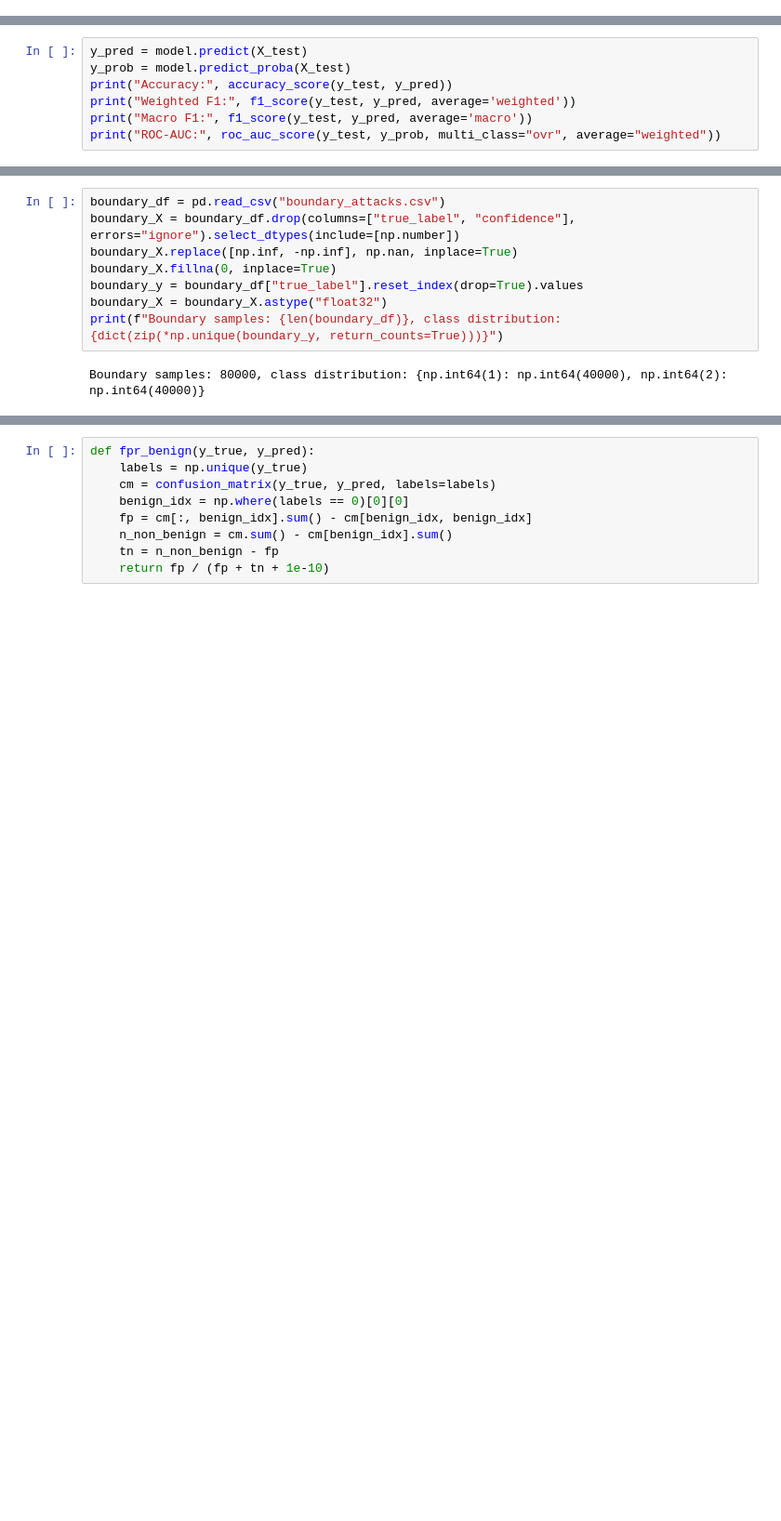
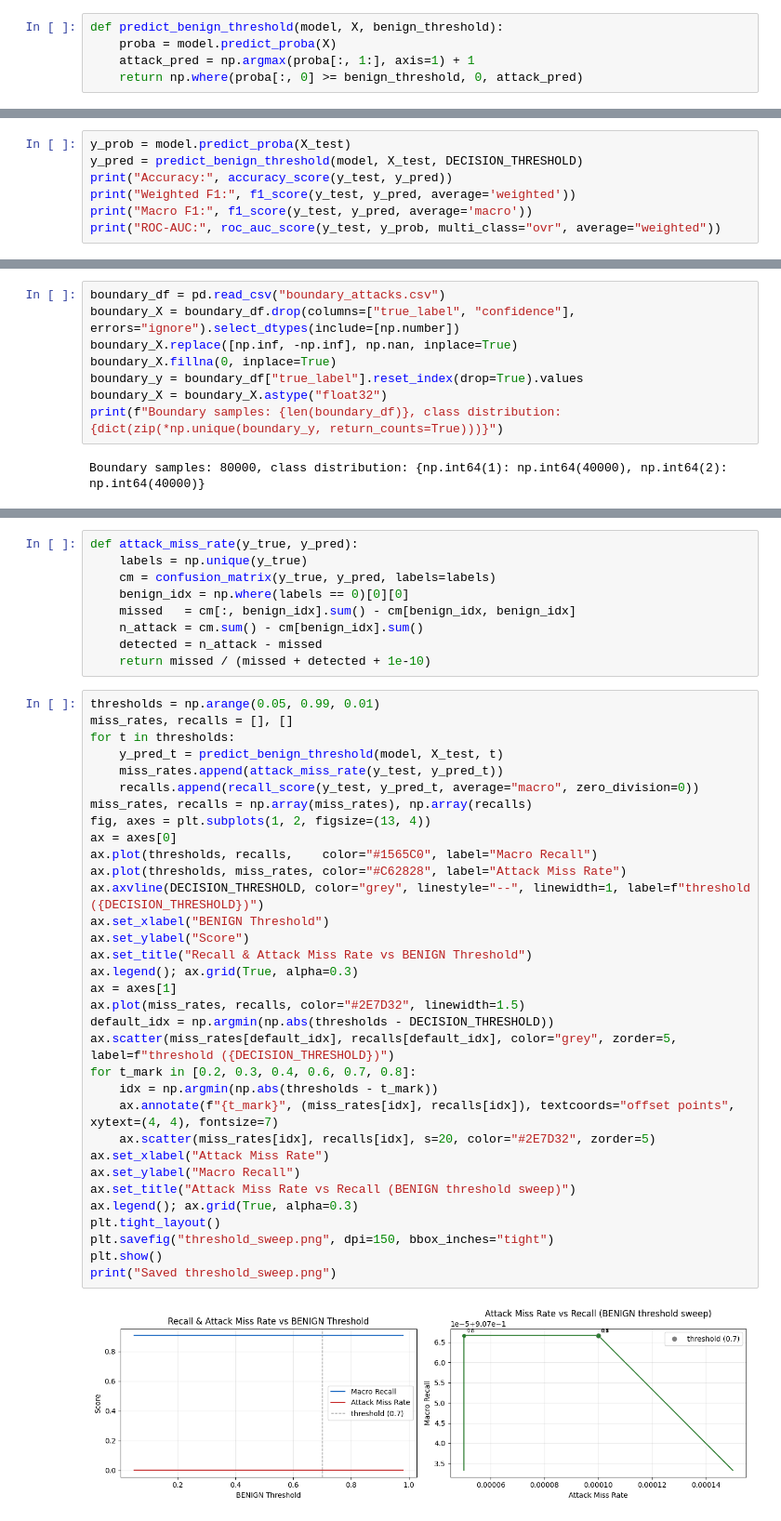
Before and after one commit to NU-Academics/DIS_Hughen, a Jupyter notebook: RQ1.ipynb, the cells around one changed output, grey strips where cells are left out. Shown at 93% size. Cells and saved outputs as stored; diff of their text form; blank space fills up the shorter version.

```diff
--- a/RQ1.ipynb
+++ b/RQ1.ipynb
@@ -45,3 +50,8 @@ XGBClassifier(base_score=None, booster=None, callbacks=None,
               min_child_weight=None, missing=nan, monotone_constraints=None,
               multi_strategy=None, n_estimators=300, n_jobs=None,
               num_parallel_tree=None, ...)
+# %%
+def predict_benign_threshold(model, X, benign_threshold):
+    proba = model.predict_proba(X)
+    attack_pred = np.argmax(proba[:, 1:], axis=1) + 1
+    return np.where(proba[:, 0] >= benign_threshold, 0, attack_pred)
@@ -72,6 +121,6 @@ Bottom 10% confidence threshold: 0.4304
 # %%
-y_pred = model.predict(X_test)
 y_prob = model.predict_proba(X_test)
+y_pred = predict_benign_threshold(model, X_test, DECISION_THRESHOLD)
 print("Accuracy:", accuracy_score(y_test, y_pred))
 print("Weighted F1:", f1_score(y_test, y_pred, average='weighted'))
 print("Macro F1:", f1_score(y_test, y_pred, average='macro'))
@@ -334,11 +352,46 @@ def poison_training_set(X_train, y_train, ae_X, ae_y, poison_rate, random_state=
     shuffle_idx = rng.permutation(len(X_poisoned))
     return X_poisoned.iloc[shuffle_idx].reset_index(drop=True), y_poisoned[shuffle_idx]
 # %%
-def fpr_benign(y_true, y_pred):
+def attack_miss_rate(y_true, y_pred):
     labels = np.unique(y_true)
     cm = confusion_matrix(y_true, y_pred, labels=labels)
     benign_idx = np.where(labels == 0)[0][0]
-    fp = cm[:, benign_idx].sum() - cm[benign_idx, benign_idx]
-    n_non_benign = cm.sum() - cm[benign_idx].sum()
-    tn = n_non_benign - fp
-    return fp / (fp + tn + 1e-10)
+    missed   = cm[:, benign_idx].sum() - cm[benign_idx, benign_idx]
+    n_attack = cm.sum() - cm[benign_idx].sum()
+    detected = n_attack - missed
+    return missed / (missed + detected + 1e-10)
+# %%
+thresholds = np.arange(0.05, 0.99, 0.01)
+miss_rates, recalls = [], []
+for t in thresholds:
+    y_pred_t = predict_benign_threshold(model, X_test, t)
+    miss_rates.append(attack_miss_rate(y_test, y_pred_t))
+    recalls.append(recall_score(y_test, y_pred_t, average="macro", zero_division=0))
+miss_rates, recalls = np.array(miss_rates), np.array(recalls)
+fig, axes = plt.subplots(1, 2, figsize=(13, 4))
+ax = axes[0]
+ax.plot(thresholds, recalls,    color="#1565C0", label="Macro Recall")
+ax.plot(thresholds, miss_rates, color="#C62828", label="Attack Miss Rate")
+ax.axvline(DECISION_THRESHOLD, color="grey", linestyle="--", linewidth=1, label=f"threshold ({DECISION_THRESHOLD})")
+ax.set_xlabel("BENIGN Threshold")
+ax.set_ylabel("Score")
+ax.set_title("Recall & Attack Miss Rate vs BENIGN Threshold")
+ax.legend(); ax.grid(True, alpha=0.3)
+ax = axes[1]
+ax.plot(miss_rates, recalls, color="#2E7D32", linewidth=1.5)
+default_idx = np.argmin(np.abs(thresholds - DECISION_THRESHOLD))
+ax.scatter(miss_rates[default_idx], recalls[default_idx], color="grey", zorder=5, label=f"threshold ({DECISION_THRESHOLD})")
+for t_mark in [0.2, 0.3, 0.4, 0.6, 0.7, 0.8]:
+    idx = np.argmin(np.abs(thresholds - t_mark))
+    ax.annotate(f"{t_mark}", (miss_rates[idx], recalls[idx]), textcoords="offset points", xytext=(4, 4), fontsize=7)
+    ax.scatter(miss_rates[idx], recalls[idx], s=20, color="#2E7D32", zorder=5)
+ax.set_xlabel("Attack Miss Rate")
+ax.set_ylabel("Macro Recall")
+ax.set_title("Attack Miss Rate vs Recall (BENIGN threshold sweep)")
+ax.legend(); ax.grid(True, alpha=0.3)
+plt.tight_layout()
+plt.savefig("threshold_sweep.png", dpi=150, bbox_inches="tight")
+plt.show()
+print("Saved threshold_sweep.png")
+# %% [output]
+[figure, added]
```
Also changed, not shown: parts of 19 cells of this notebook, 5 other files.
